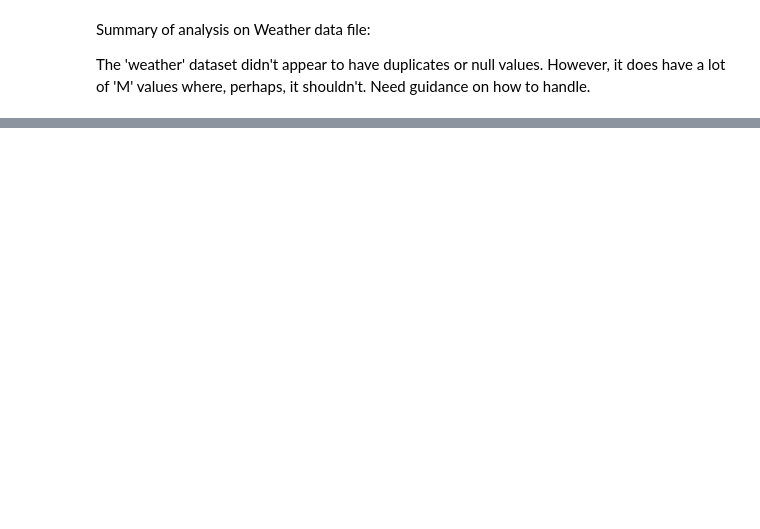
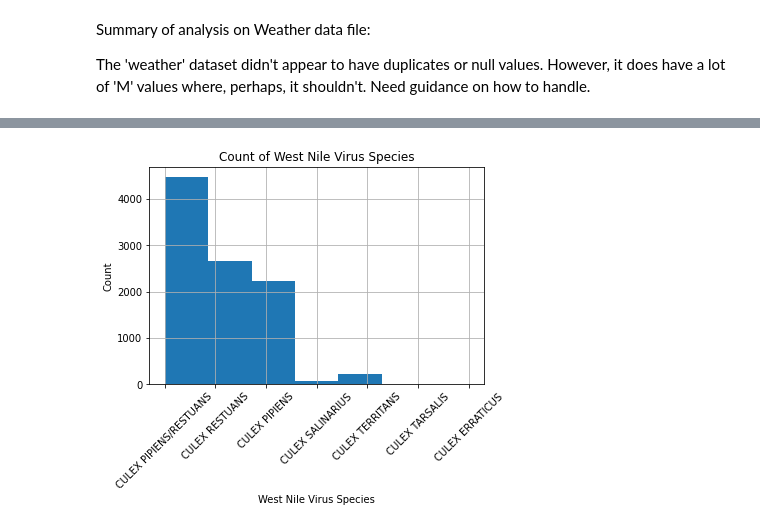
Before and after one commit to MayraC84/Capstone_Two, a Jupyter notebook: West_Nile_Data_Wrangling.ipynb, the cells around one changed output, grey strips where cells are left out. Cells and saved outputs as stored; diff of their text form; code cells hidden in the pictures; blank space fills up the shorter version.

```diff
--- a/West_Nile_Data_Wrangling.ipynb
+++ b/West_Nile_Data_Wrangling.ipynb
@@ -130,0 +86,3 @@ Also, I tried to add a column to indicate if it was a satelite or not, but my fo
+# %%
+train = pd.read_csv('train.csv')
+train.head()
@@ -130,0 +124,2 @@ Also, I tried to add a column to indicate if it was a satelite or not, but my fo
+# %%
+train.drop_duplicates(keep='first',inplace=True)
@@ -387,0 +613,8 @@ The 'weather' dataset didn't appear to have duplicates or null values. However,
+# %%
+train.Species.hist(bins=7)
+plt.xticks(rotation=45)
+plt.title('Count of West Nile Virus Species')
+plt.xlabel('West Nile Virus Species')
+plt.ylabel('Count');
+# %% [output]
+[figure, added]
```
Also changed, not shown: parts of 76 cells of this notebook.
